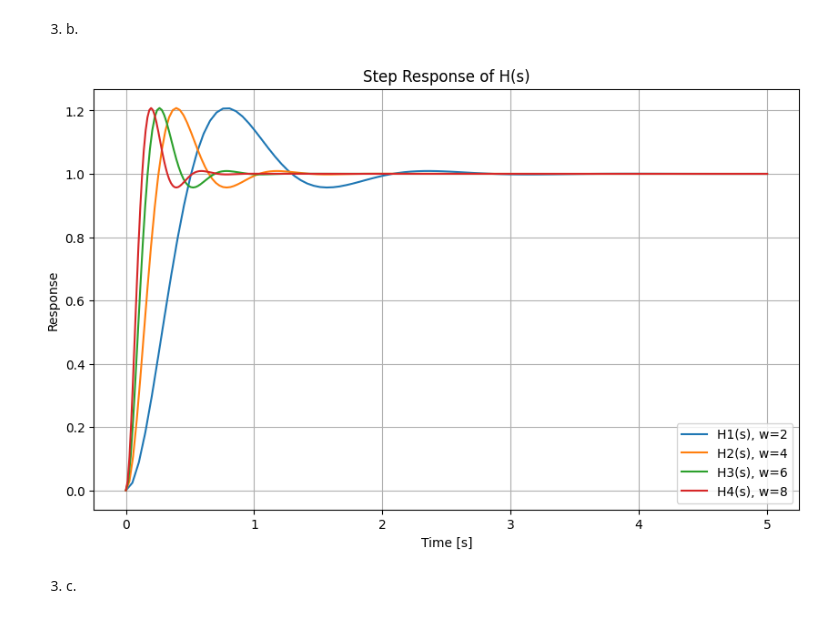
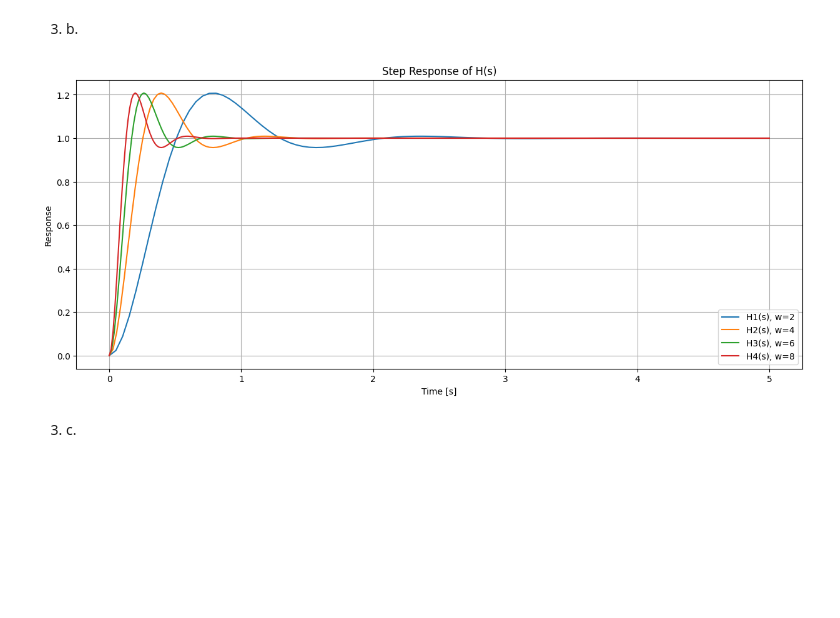
Before and after one commit to aphroditynp/Sisken, a Jupyter notebook: Aphrodity Nirmala_511906_Sisken week 4.ipynb, the cells around one changed output. Drawn from its saved outputs; the diff is of its cells as text; code cells hidden in the pictures; blank space fills up the shorter version.

```diff
--- a/Aphrodity Nirmala_511906_Sisken week 4.ipynb
+++ b/Aphrodity Nirmala_511906_Sisken week 4.ipynb
@@ -307,32 +291,32 @@ s^2 + 16 s + 320
 # %%
 w_list = [2, 4, 6, 8]
 H_list = []
 
-plt.figure(figsize=(10, 6))
+plt.figure(figsize=(15, 6))
 
 for i, w in enumerate(w_list, start=1):
     # Hitung pembilang dan penyebut dari H(s)
     H_num = [5 * w**2]
     H_den = [1, 2*w, 5*w**2]
 
     # Buat fungsi transfer H(s)
     H = ct.TransferFunction(H_num, H_den)
     H_list.append(H)
     t, y = ct.step_response(H, 5)
 
     # Plot step response
     plt.plot(t, y, label=f"H{i}(s), w={w}")
 
 
 # Konfigurasi plot step response
 plt.xlabel("Time [s]")
 plt.ylabel("Response")
 plt.title("Step Response of H(s)")
 plt.legend()
 plt.grid()
 plt.show()
 # %% [output]
-[figure, old version]
+[figure, new version]
 # %% [markdown]
 3. c.
 # %%
```
Also changed, not shown: parts of 2 cells of this notebook, 2 other files.
